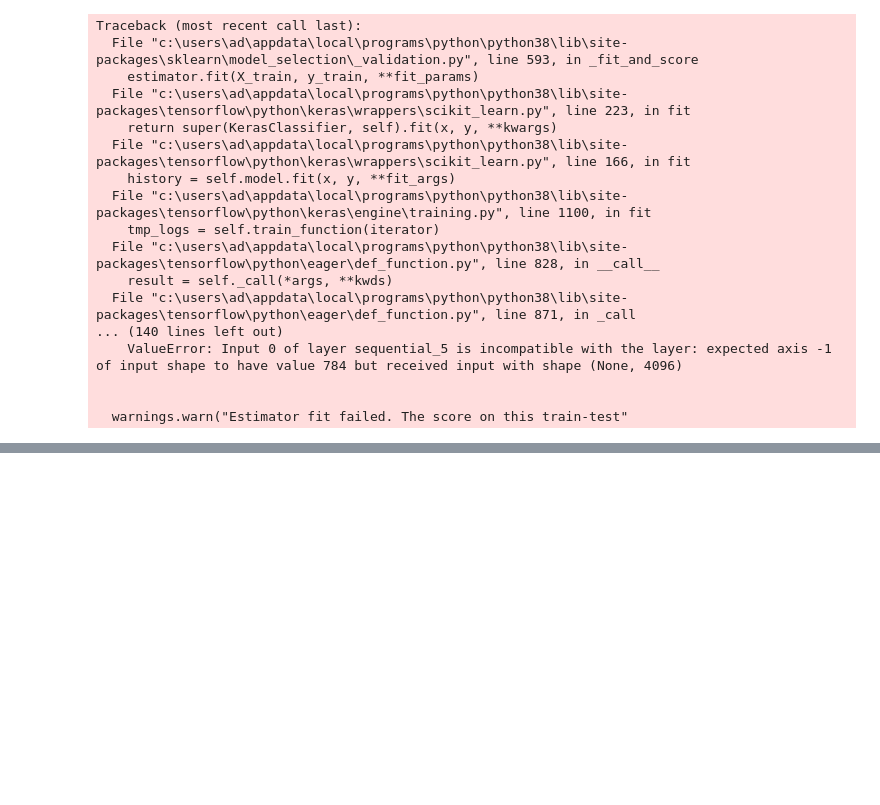
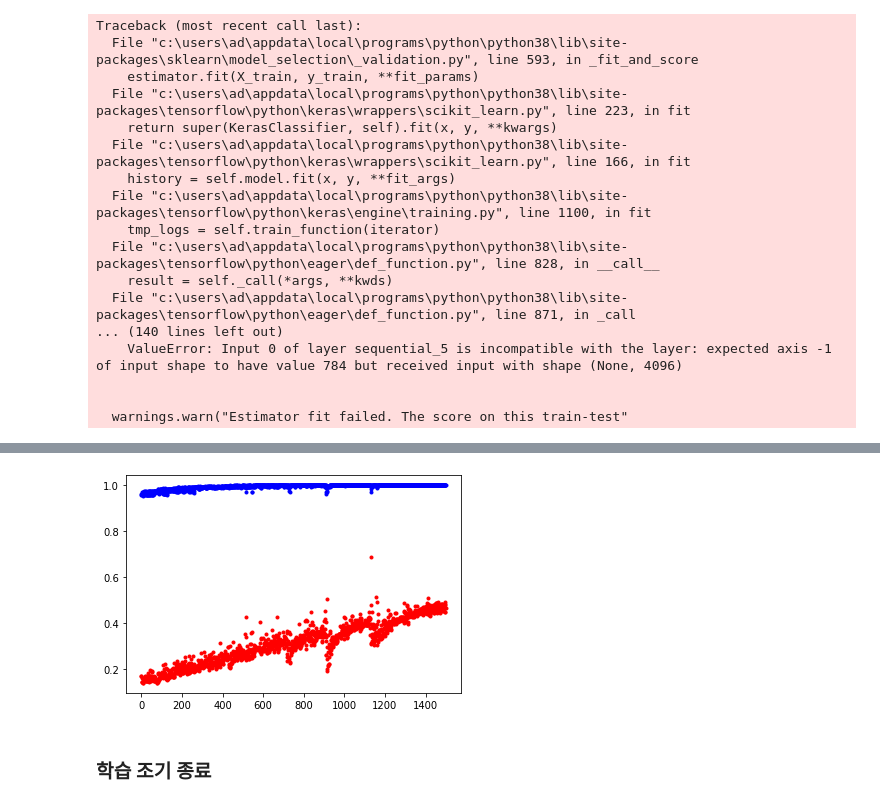
Before and after one commit to minjung7961/deep_start, a Jupyter notebook: Untitled.ipynb, the cells around one changed output, grey strips where cells are left out. Cells and saved outputs as stored; diff of their text form; code cells hidden in the pictures; blank space fills up the shorter version.

```diff
--- a/Untitled.ipynb
+++ b/Untitled.ipynb
@@ -1405,0 +1770,8 @@ Traceback (most recent call last):
+# %%
+from tensorflow.keras.callbacks import ModelCheckpoint
+modelpath = './model/{epoch:02d}-{val_loss:.4f}.hdf5'
+checkpointer = ModelCheckpoint(filepath = modelpath, monitor='val_loss', vervose=1, save_best_only=True)
+# %%
+# 모델 실행 및 저장
+history = model.fit(X_train,Y_train,validation_split=0.33,epochs=1500,batch_size=100, verbose = 1, callbacks=[checkpointer])
+model.summary()
@@ -1405,0 +1826,17 @@ Traceback (most recent call last):
+# %%
+# y_vloss에 테스트셋으로 실험 결과의 오차 값을 저장
+y_vloss=history.history['val_loss']
+# %%
+# y_acc 에 학습 셋으로 측정한 정확도의 값을 저장
+y_acc=history.history['accuracy']
+# %%
+# x값을 지정하고 정확도를 파란색으로, 오차를 빨간색으로 표시
+x_len = numpy.arange(len(y_acc))
+plt.plot(x_len, y_vloss, "o", c="red", markersize=3)
+plt.plot(x_len, y_acc, "o", c="blue", markersize=3)
+
+plt.show()
+# %% [output]
+[figure, added]
+# %% [markdown]
+### 학습 조기 종료
```
Also changed, not shown: parts of 59 cells of this notebook, 20 other files.
